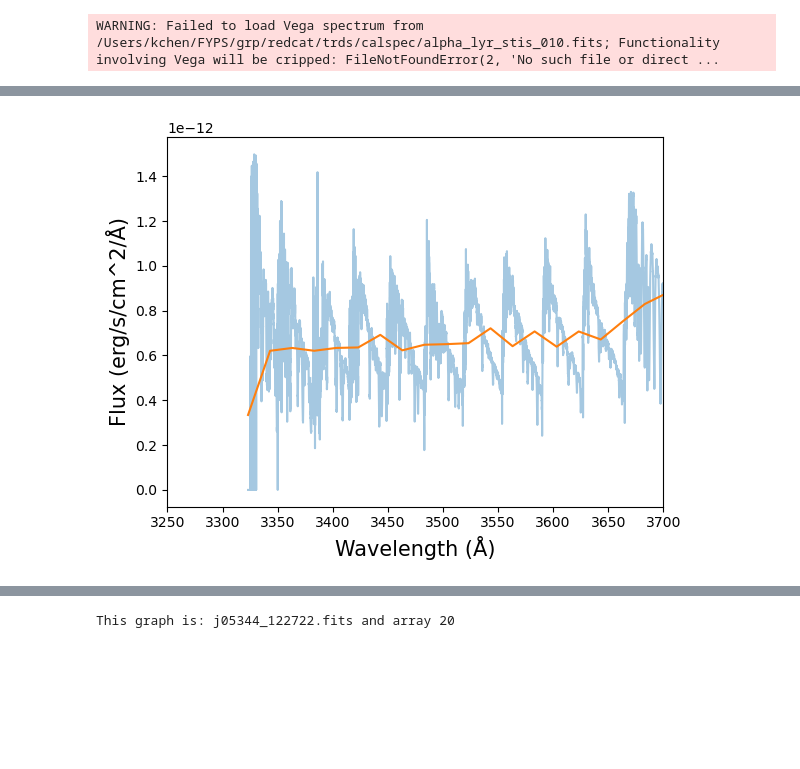
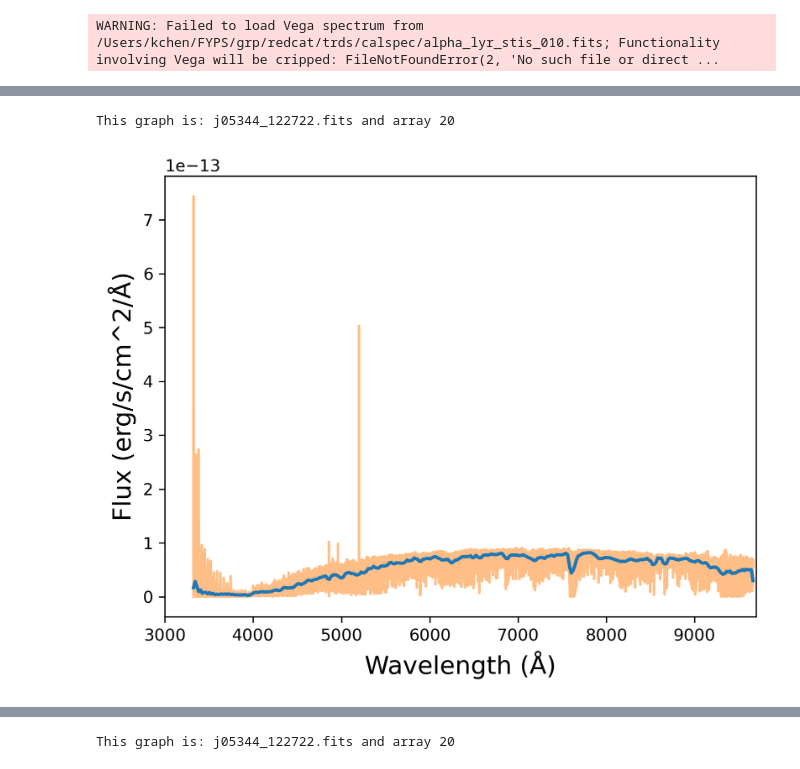
Before and after one commit to kaitlynchen1/yellow-supergiant-spectra, a Jupyter notebook: binary.ipynb, the cells around one changed output, grey strips where cells are left out. Cells and saved outputs as stored; diff of their text form; code cells hidden in the pictures; blank space fills up the shorter version.

```diff
--- a/binary.ipynb
+++ b/binary.ipynb
@@ -105,4 +113,9 @@ def ssp(theta):
 # %%
+import cmasher as cmr
+my_cmap = cmr.bubblegum
+data_color = my_cmap(0)
+emcee_color = my_cmap(170)
+resid_color = my_cmap((.6-1e-14)/2)
 def binary(wavelength, i):
     """
     Takes an array of wavelength points and graph number i and
@@ -126,11 +139,10 @@ def binary(wavelength, i):
 
     y_value = (spec_interp.flux.value-reddenedmodel_flux.value)/reddenedmodel_flux.value
 
-    ax = plt.subplots()[1]
-    ax.plot(wavelength, y_value, alpha=1, color='black')
-    ax.set_ylabel('Flux (erg/s/cm^2/Å)', fontsize = 15)
+    ax = plt.subplots(dpi=300)[1]
+    ax.plot(wavelength, y_value, alpha=1, color=resid_color)
+    ax.set_ylabel('Relative Residual Flux', fontsize = 15)
     ax.set_xlabel('Wavelength (Å)', fontsize = 15)
-
     plt.show()
 # %%
 wavelength = np.linspace(3500, 9500, 318)
@@ -146,9 +156,10 @@ This graph is: j05344_122722.fits and array 20
 # %%
+# print all stars that have/might have binary companion
 # list for if it has binary
 has_binary = [0,2,4,5,6,9,11,16,17,18,20,22,25,26,27,29,33,34,36,38]
 # list for maybe binary
 maybe_binary = [1,3,7,10,14,19,21,23,24,28,30,31,32,35,37]
 for i in range(len(mcfiles_sorted)):
     warnings.filterwarnings('ignore')
-    if i in maybe_binary:
+    if i in has_binary:
         binary(wavelength, i)
@@ -176,23 +176,18 @@ def hilowres(i):#t_eff, log_g, rv, ebv, radius, wavelength, i):
 
     spec_interp, spec1d = smooth(i)
 
-    ax = plt.subplots()[1]
+    ax = plt.subplots(dpi=300)[1]
 
-    ax.plot(spec1d.spectral_axis.value, spec1d.flux.value, alpha = .4)
-    ax.plot(spec_interp.spectral_axis.value, spec_interp.flux.value)
+    ax.plot(spec1d.spectral_axis.value, spec1d.flux.value, alpha = .5, color='tab:orange')
+    ax.plot(spec_interp.spectral_axis.value, spec_interp.flux.value, color='tab:blue', lw=2)
 
-
-
-
-
-
-    ax.set_xlim(3250,3700)
+    ax.set_xlim(3000,9700)
     #ax.set_ylim(0,2e-13)
     ax.set_ylabel('Flux (erg/s/cm^2/Å)', fontsize=15)
     ax.set_xlabel('Wavelength (Å)', fontsize=15)
     #plt.plot(wavelength, reddenedmodel_flux)
     plt.show()
 # %%
-hilowres(15
+hilowres(20
         )
 # %% [output]
@@ -200 +196,2 @@ This graph is: hd33579_122622.fits and array 15
+This graph is: j05344_122722.fits and array 20
-[figure, old version]
+[figure, new version]
```
Also changed, not shown: parts of 21 cells of this notebook, 1 other file.
